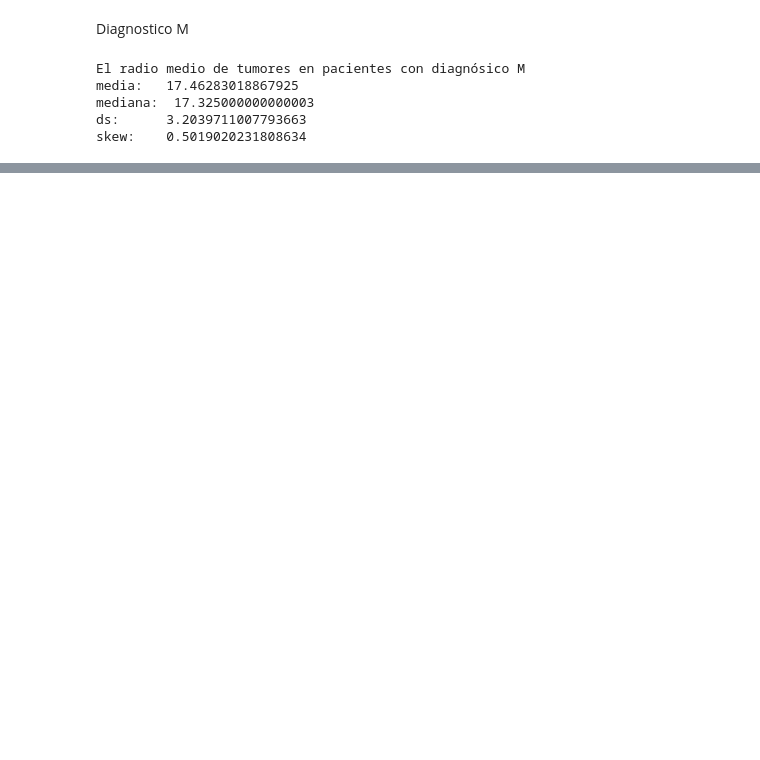
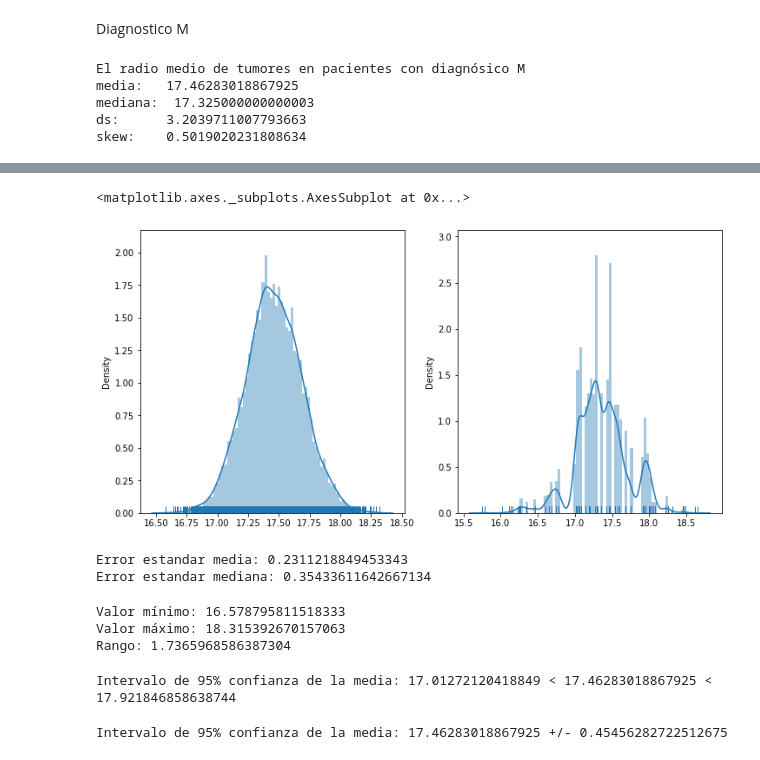
Before and after one commit to AngelicaDC/BEDUpython, a Jupyter notebook: Sesion-05/Reto-01bootstrap.ipynb, the cells around one changed output, grey strips where cells are left out. Cells and saved outputs as stored; diff of their text form; code cells hidden in the pictures; blank space fills up the shorter version.

```diff
--- a/Sesion-05/Reto-01bootstrap.ipynb
+++ b/Sesion-05/Reto-01bootstrap.ipynb
@@ -131,18 +164,24 @@ plt.show();
 # %%
 means_M1 = []
+median_M1= []
 for i in range(10_000):
     sample = radio_M.sample(n=5, replace=True)
     means_M1.append(sample.mean())
+    median_M1.append(sample.median())
 # %%
 means_M2 = []
+median_M2= []
 for i in range(10_000):
     sample = radio_M.sample(frac=0.2, replace=True)
     means_M2.append(sample.mean())
+    median_M2.append(sample.median())
 # %%
 means_M3 = []
+median_M3= []
 for i in range(10_000):
     sample = radio_M.sample(frac=0.9, replace=True)
     means_M3.append(sample.mean())
+    median_M3.append(sample.median())
 # %%
 print(pd.Series(means_M1).skew(), pd.Series(means_M1).kurtosis())
 print(pd.Series(means_M2).skew(), pd.Series(means_M2).kurtosis())
@@ -153,0 +193,30 @@ print(pd.Series(means_M3).skew(), pd.Series(means_M3).kurtosis())
+# %%
+fig,axes=plt.subplots(1,2, figsize=(12,6))
+sns.distplot(pd.Series(means_M3),rug=True,ax=axes[0], kde=True, norm_hist=False, bins=80)
+sns.distplot(pd.Series(median_M3),rug=True,ax=axes[1], kde=True, norm_hist=False, bins=80)
+# %% [output]
+<matplotlib.axes._subplots.AxesSubplot at 0x...>
+[figure, added]
+# %%
+print(f'Error estandar media: {pd.Series(means_M3).std()} \nError estandar mediana: {pd.Series(median_M3).std()}')
+# %% [output]
+Error estandar media: 0.2311218849453343
+Error estandar mediana: 0.35433611642667134
+# %%
+print(f'Valor mínimo: {pd.Series(means_M3).min()}')
+print(f'Valor máximo: {pd.Series(means_M3).max()}')
+print(f'Rango: {pd.Series(means_M3).max() - pd.Series(means_M3).min()}')
+# %% [output]
+Valor mínimo: 16.578795811518333
+Valor máximo: 18.315392670157063
+Rango: 1.7365968586387304
+# %%
+print(f'Intervalo de 95% confianza de la media: {pd.Series(means_M3).quantile(0.025)} < {radio_M.mean()} < {pd.Series(means_M3).quantile(0.975)}')
+# %% [output]
+Intervalo de 95% confianza de la media: 17.01272120418849 < 17.46283018867925 < 17.921846858638744
+# %%
+mean_of_intervals = ((radio_M.mean() - pd.Series(means_M3).quantile(0.025)) + (pd.Series(means_M3).quantile(0.975) - radio_M.mean())) / 2
+
+print(f'Intervalo de 95% confianza de la media: {radio_M.mean()} +/- {mean_of_intervals}')
+# %% [output]
+Intervalo de 95% confianza de la media: 17.46283018867925 +/- 0.45456282722512675
```
Also changed, not shown: parts of 13 cells of this notebook.
